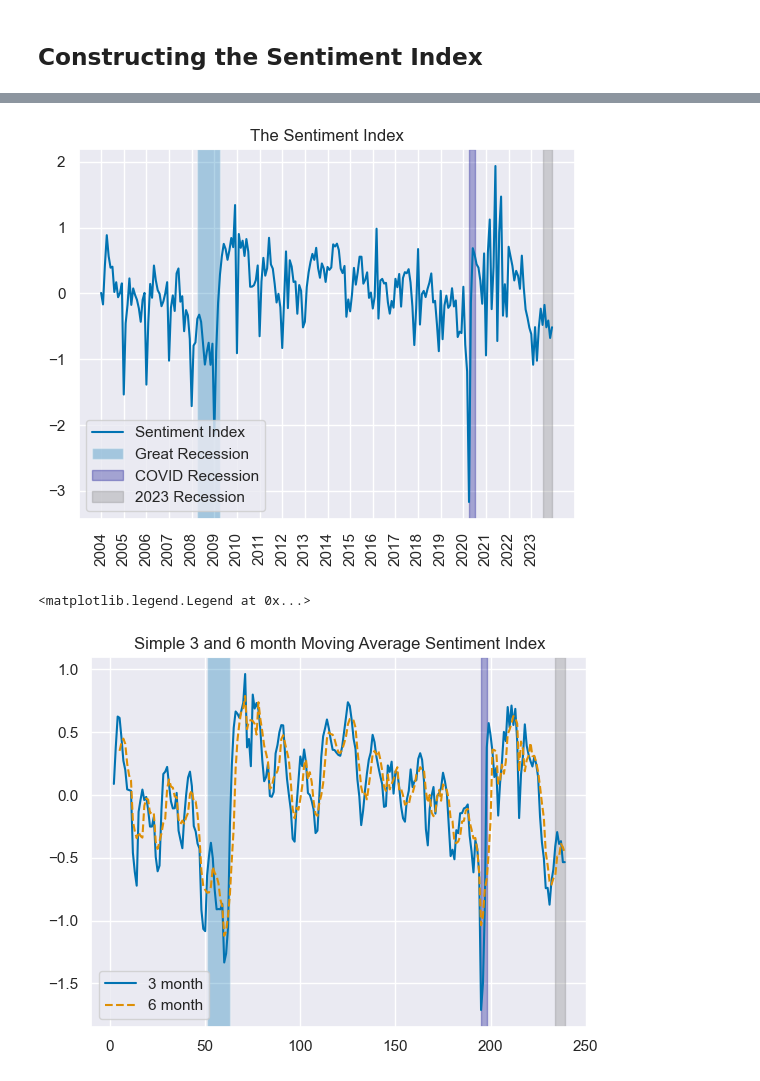
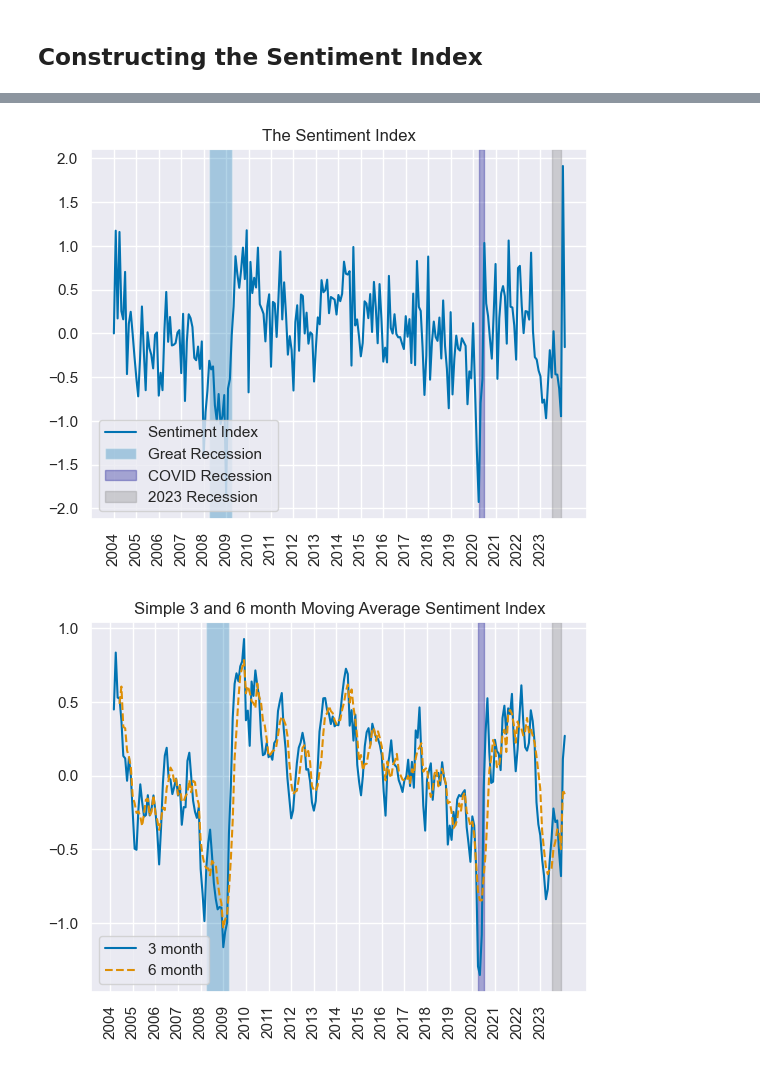
Before and after one commit to aycannon/diss, a Jupyter notebook: Compiled Indicator.ipynb, the cells around one changed output, grey strips where cells are left out. Cells and saved outputs as stored; diff of their text form; code cells hidden in the pictures.

Commit message:
creating new graphs - changing land/cars to residualised and diff not pct_change

```diff
--- a/Compiled Indicator.ipynb
+++ b/Compiled Indicator.ipynb
@@ -49,17 +49,20 @@ sns.lineplot(std_w['trends'])
 indicators = pd.read_excel('diss_data/more.xlsx')
 
 # getting the long-term purchase variables from the indicator dataset
-ltp = indicators[['period', 'land', 'car']]
+
+ltp = indicators[['period', 'std_land', 'std_resid_car']]
 
 # making them numeric because they are strings atm
-ltp['car'] = pd.to_numeric(ltp['car'], errors = 'coerce')
-ltp['land'] = pd.to_numeric(ltp['land'], errors = 'coerce')
+ltp['std_resid_car'] = pd.to_numeric(ltp['std_resid_car'], errors = 'coerce')
+ltp['std_land'] = pd.to_numeric(ltp['std_land'], errors = 'coerce')
 
 # calculate percentage change
-ltp['car_pct'] = ltp['car'].pct_change()
-ltp['land_pct'] = ltp['land'].pct_change()
+ltp['car_pct'] = ltp['std_resid_car'].pct_change()
+ltp['land_pct'] = ltp['std_land'].pct_change()
+ltp['car_diff'] = ltp['std_resid_car'].diff()
+ltp['land_diff'] = ltp['std_land'].diff()
 
 sns.lineplot(ltp['land_pct'], label = 'Perctange Change in Volume of Land Sales')
-sns.lineplot(ltp['car_pct'], label = 'Perctange Change in Volume of Land Sales')
+sns.lineplot(ltp['car_pct'], label = 'Perctange Change in Volume of Car Sales')
 # %% [output]
 <AxesSubplot:ylabel='land_pct'>
@@ -70,11 +79,11 @@ There is obviously massive seasonality in the car sales. Because of this I will
 Other possible options:
 - Moving average -> pct_change
 # %%
-ltp['car_diff'] = ltp['car'].diff()
-ltp['car_diff_pct'] = ltp['car_diff'].pct_change()
+#ltp['car_diff'] = ltp['car'].diff()
+#ltp['car_diff_pct'] = ltp['car_diff'].pct_change()
 
-sns.lineplot(ltp['car_diff_pct'])
-plt.axvspan(51, 63, alpha = 0.3, label = 'Great Recession')
-plt.axvspan(195, 198, alpha = 0.3, label = 'COVID Recession', color = 'darkblue')
-plt.axvspan(234, 239, alpha = 0.3, label = '2023 Recession', color = 'grey')
-plt.show()
+#sns.lineplot(ltp['car_diff_pct'])
+#plt.axvspan(51, 63, alpha = 0.3, label = 'Great Recession')
+#plt.axvspan(195, 198, alpha = 0.3, label = 'COVID Recession', color = 'darkblue')
+#plt.axvspan(234, 239, alpha = 0.3, label = '2023 Recession', color = 'grey')
+#plt.show()
@@ -83,9 +90,9 @@ plt.show()
 # %% [markdown]
 Adding the recession highlights just to get a better grasp of how the pct change in monthly change may tell us something about upcoming recessions. In the case of 2020 and 2023 there seems to be drops before the *actual* recession hits. This is not the case for 2008-9, but again we see a massive drop off about 2 years in advance (no idea what to interpret from that). The shocks in this during 2006ish and 2014ish may be do to some exogenous shocks that I am unaware of.
 # %%
-p3 = ltp[['car_diff_pct','land_pct']]
+p3 = ltp[['car_diff','land_diff']]
 
-p3['indicator3'] = p3[['land_pct']].mean(1,skipna=True)
+p3['indicator3'] = p3[['land_diff', 'car_diff']].mean(1,skipna=True)
 p3['period'] = ltp['period']
 
 sns.lineplot(p3['indicator3'])
@@ -167,7 +174,7 @@ std_SI = pd.DataFrame(scaler.fit_transform(SI[['indicator2','indicator3','indica
 std_SI['final'] = std_SI[['indicator2','indicator3','indicator4','indicator5']].mean(1, skipna=True)
 std_SI['period'] = SI['period']
 # %%
-january_indices = [i for i in range(len(std_SI)) if std_SI.index[i] % 12 == 0]
+january_indices = [i for i in range(230) if std_SI.index[i] % 12 == 0]
 
 plt.plot(std_SI['final'], label = 'Sentiment Index')
 plt.xticks(january_indices, labels = [2004, 2005, 2006, 2007, 2008, 2009, 2010, 2011, 2012, 2013, 2014, 2015, 2016, 2017, 2018, 2019, 2020, 2021, 2022, 2023], rotation = 'vertical')
@@ -187,21 +194,22 @@ plt.axvspan(234, 239, alpha = 0.3, label = '2023 Recession', color = 'grey')
 plt.legend(loc = 'lower left')
 plt.show()
 # %% [output]
-[figure, old version]
+[figure, new version]
 # %%
 
 sma3 = std_SI['final'].rolling(3).mean()
 sma6 = std_SI['final'].rolling(6).mean()
 plt.plot(sma3, label = '3 month')
 plt.plot(sma6, label = '6 month', linestyle = 'dashed')
 plt.axvspan(51, 63, alpha = 0.3)
 plt.axvspan(195, 198, alpha = 0.3, color = 'darkblue')
 plt.axvspan(234, 239, alpha = 0.3, color = 'grey')
+plt.xticks(january_indices, labels = [2004, 2005, 2006, 2007, 2008, 2009, 2010, 2011, 2012, 2013, 2014, 2015, 2016, 2017, 2018, 2019, 2020, 2021, 2022, 2023], rotation = 'vertical')
 plt.title('Simple 3 and 6 month Moving Average Sentiment Index')
 plt.legend(loc = 'lower left')
+plt.show()
 # %% [output]
-<matplotlib.legend.Legend at 0x...>
-[figure, old version]
+[figure, new version]
 # %%
 ema = std_SI['final'].ewm(alpha = 0.05).mean()
 plt.plot(ema)
```
Also changed, not shown: parts of 9 cells of this notebook.
